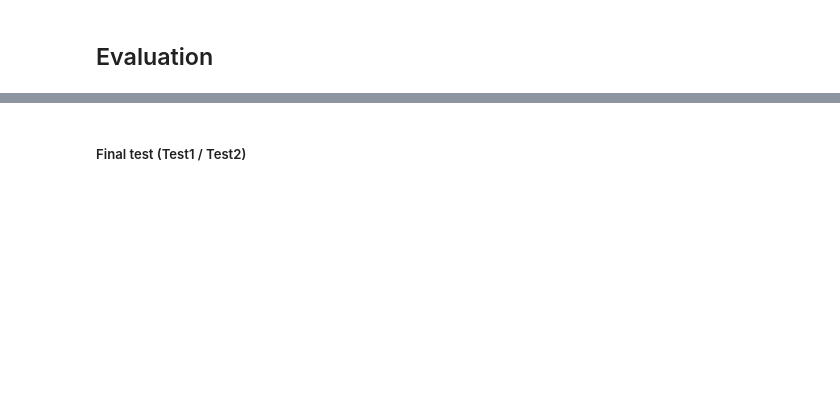
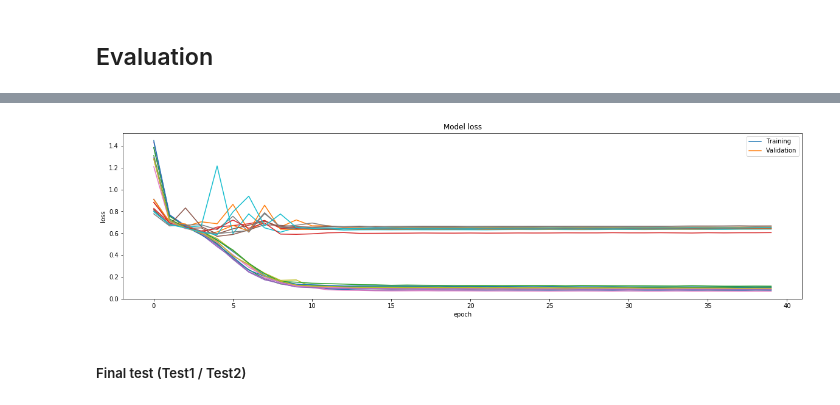
Before and after one commit to rafaelsandroni/author-profiling-models, a Jupyter notebook: baseline2/evaluation.ipynb, the cells around one changed output, grey strips where cells are left out. Drawn from its saved outputs; the diff is of its cells as text; code cells hidden in the pictures; blank space fills up the shorter version.

```diff
--- a/baseline2/evaluation.ipynb
+++ b/baseline2/evaluation.ipynb
@@ -322,9 +428,40 @@ def plot_acc_loss(title, histories, key_acc, key_loss):
     ax2.legend(names, loc='upper right')
     fig.set_size_inches(20, 5)
     plt.show()
+# %%
+def plot_loss(histories):
+
+    train_loss = 'loss'
+    val_loss = 'val_loss'
+
+    fig, ax2 = plt.subplots(1)
+    names = []
+    names.append('Training')
+    names.append('Validation')
+
+    # Loss
+    ax2.set_title('Model loss')
+    for m in histories:
+        # training
+        ax2.plot(m[train_loss])
+        ax2.set_xlabel('epoch')
+
+        ax2.set_ylabel('loss')
+
+        # validation
+        ax2.plot(m[val_loss])
+        ax2.set_xlabel('epoch')
+
+        ax2.set_ylabel('loss')
+
+    ax2.legend(names, loc='upper right')
+    fig.set_size_inches(20, 5)
+    plt.show()
 # %%
-plot_acc_loss('training', histories, 'acc', 'loss')
-plot_acc_loss('validation', histories, 'val_acc', 'val_loss')
+#plot_acc_loss('training', histories, 'acc', 'loss')
+plot_loss(histories)
+# %% [output]
+[figure, added]
 # %% [markdown]
 ##### Final test (Test1 / Test2)
 # %%
```
Also changed, not shown: parts of 30 cells of this notebook, 10 other files.
